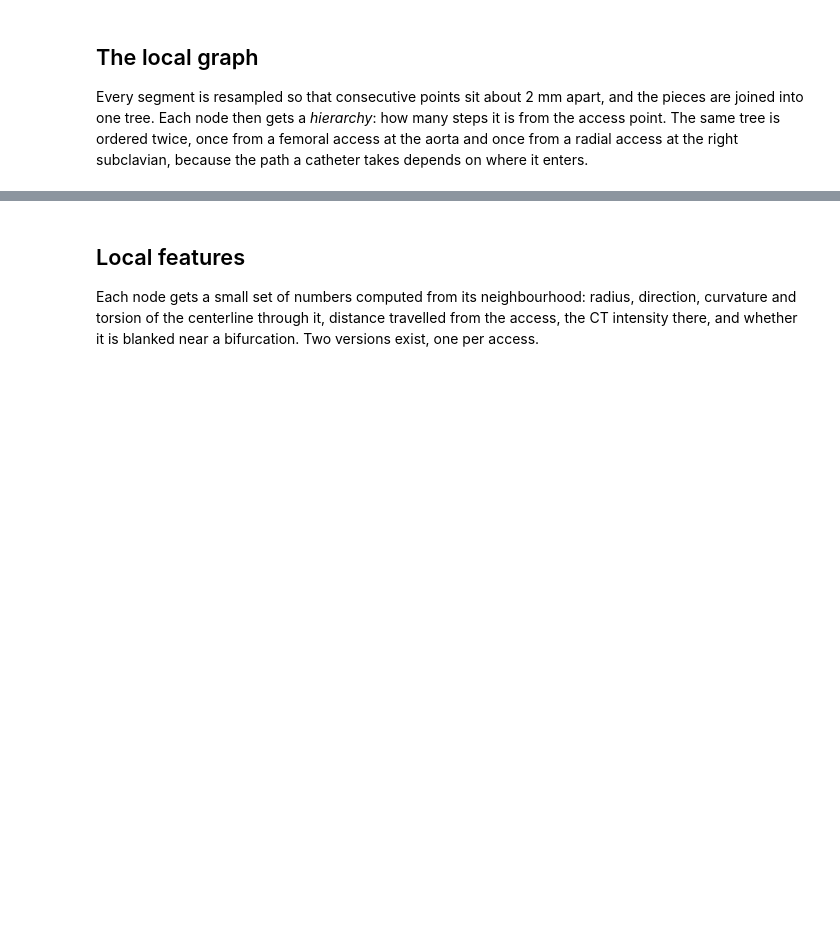
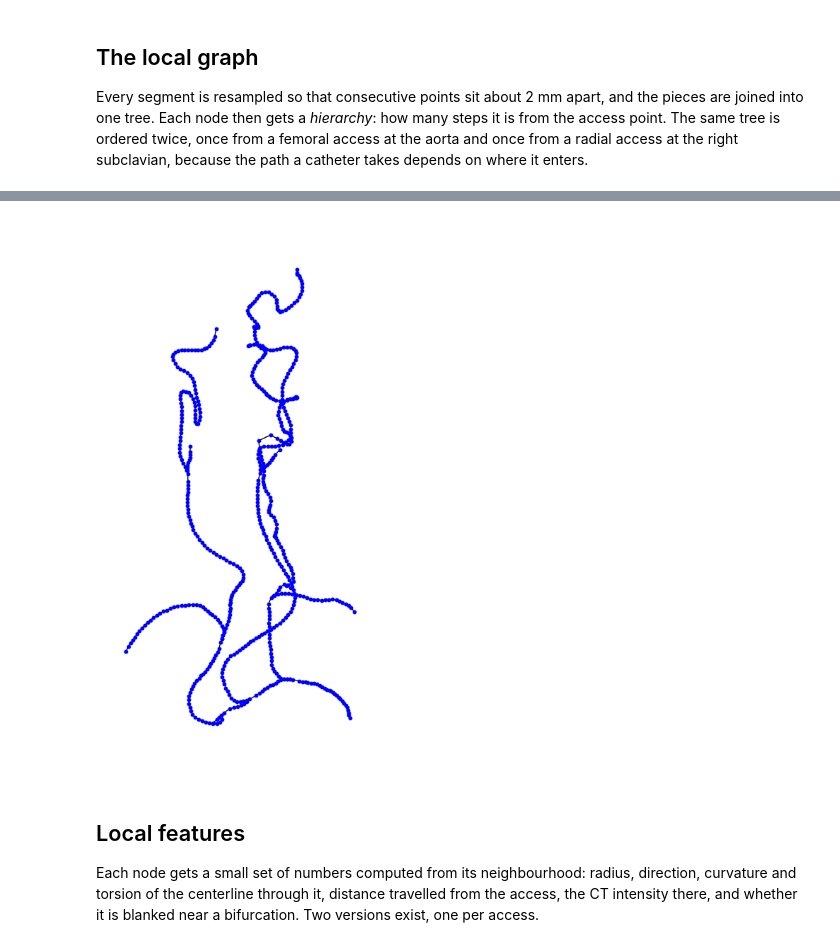
Before and after one commit to FLOWCAT-CV/arterial, a Jupyter notebook: notebooks/04_feature_extraction.ipynb, the cells around one changed output, grey strips where cells are left out. Drawn from its saved outputs; the diff is of its cells as text; code cells hidden in the pictures; blank space fills up the shorter version.

Commit message:
notebooks: 04_feature_extraction executed for review
Co-Authored-By: Claude Fable 5.1 <noreply@anthropic.com>

```diff
--- a/notebooks/04_feature_extraction.ipynb
+++ b/notebooks/04_feature_extraction.ipynb
@@ -26,3 +34,8 @@ plot_graph(g, color_by="hierarchy femoral", ax=fig.add_subplot(122, projection="
+# %%
+from arterial.feature_extraction.utils import make_graph_plot
+make_graph_plot(g, feature=None, show=True)   # the same view the pipeline saves as local_graph.png
+# %% [output]
+[figure, added]
 # %% [markdown]
 ## Local features
 
```
Also changed, not shown: parts of 12 cells of this notebook.
